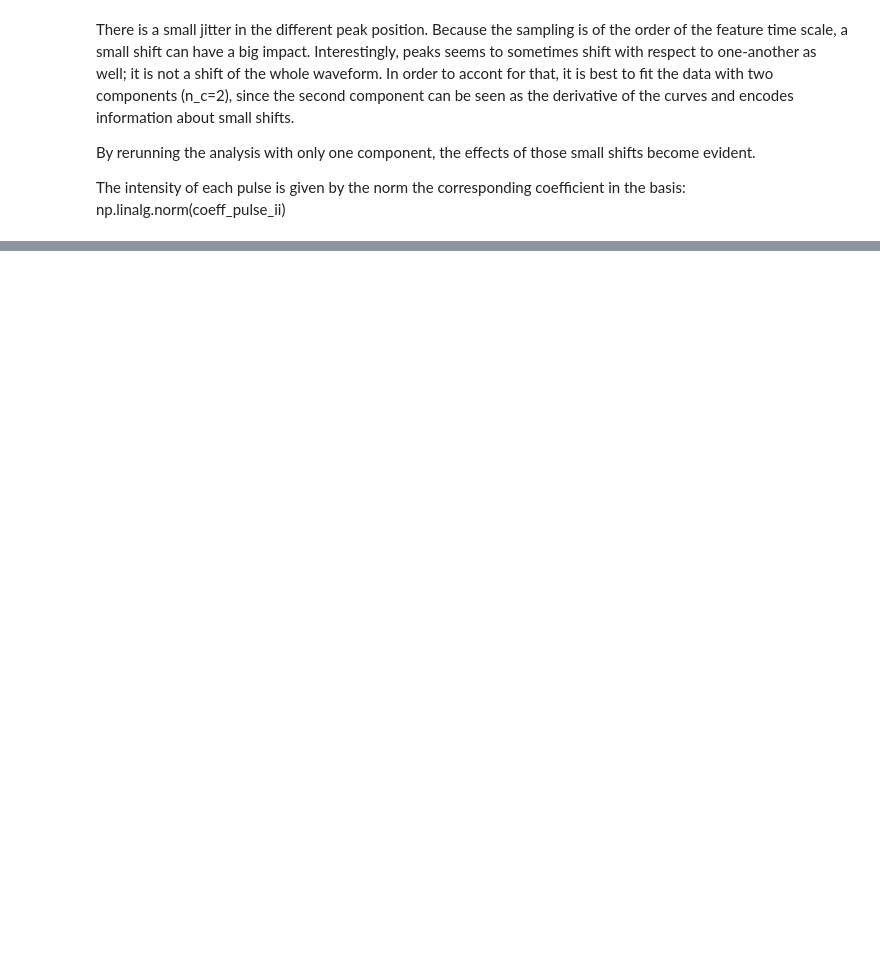
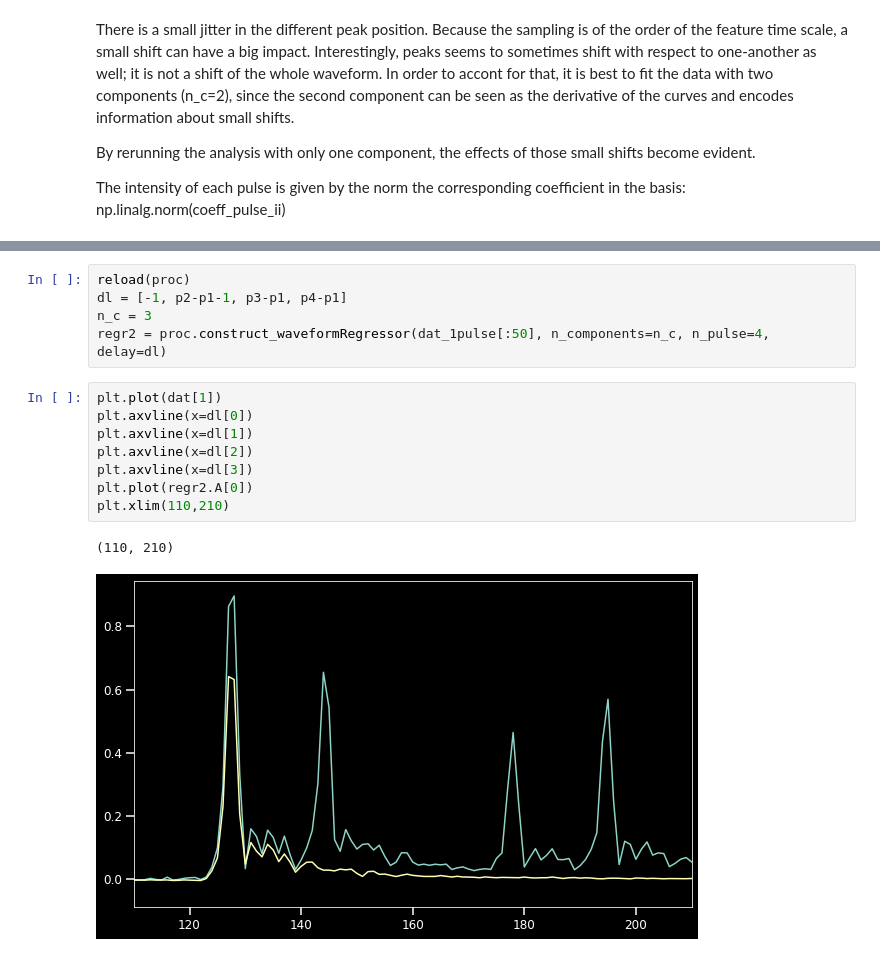
Before and after one commit to vespos/data_processing, a Jupyter notebook: waveform_analysis/multi_pulse/4pulse_xcs.ipynb, the cells around one changed output, grey strips where cells are left out. Drawn from its saved outputs; the diff is of its cells as text; blank space fills up the shorter version.

Commit message:
implement and test multi-pulse code

```diff
--- a/waveform_analysis/multi_pulse/4pulse_xcs.ipynb
+++ b/waveform_analysis/multi_pulse/4pulse_xcs.ipynb
@@ -224,0 +219,16 @@ The intensity of each pulse is given by the norm the corresponding coefficient i
+# %%
+reload(proc)
+dl = [-1, p2-p1-1, p3-p1, p4-p1]
+n_c = 3
+regr2 = proc.construct_waveformRegressor(dat_1pulse[:50], n_components=n_c, n_pulse=4, delay=dl)
+# %%
+plt.plot(dat[1])
+plt.axvline(x=dl[0])
+plt.axvline(x=dl[1])
+plt.axvline(x=dl[2])
+plt.axvline(x=dl[3])
+plt.plot(regr2.A[0])
+plt.xlim(110,210)
+# %% [output]
+(110, 210)
+[figure, added]
```
Also changed, not shown: parts of 14 cells of this notebook, 3 other files.
